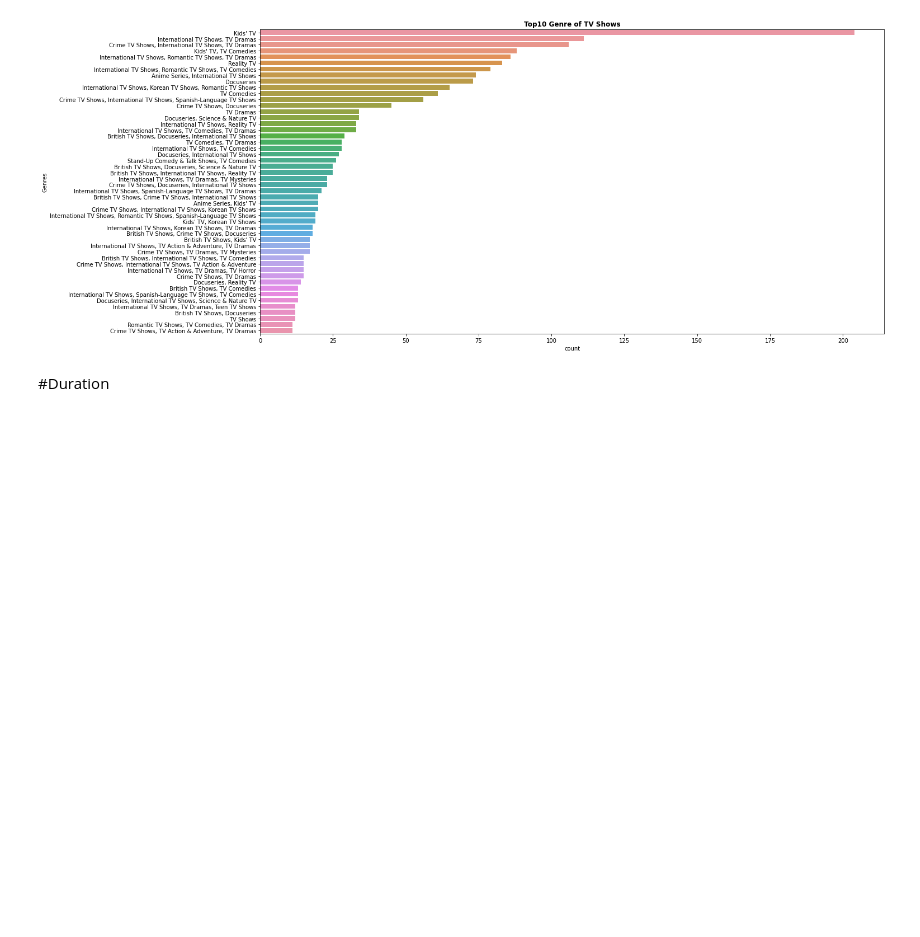
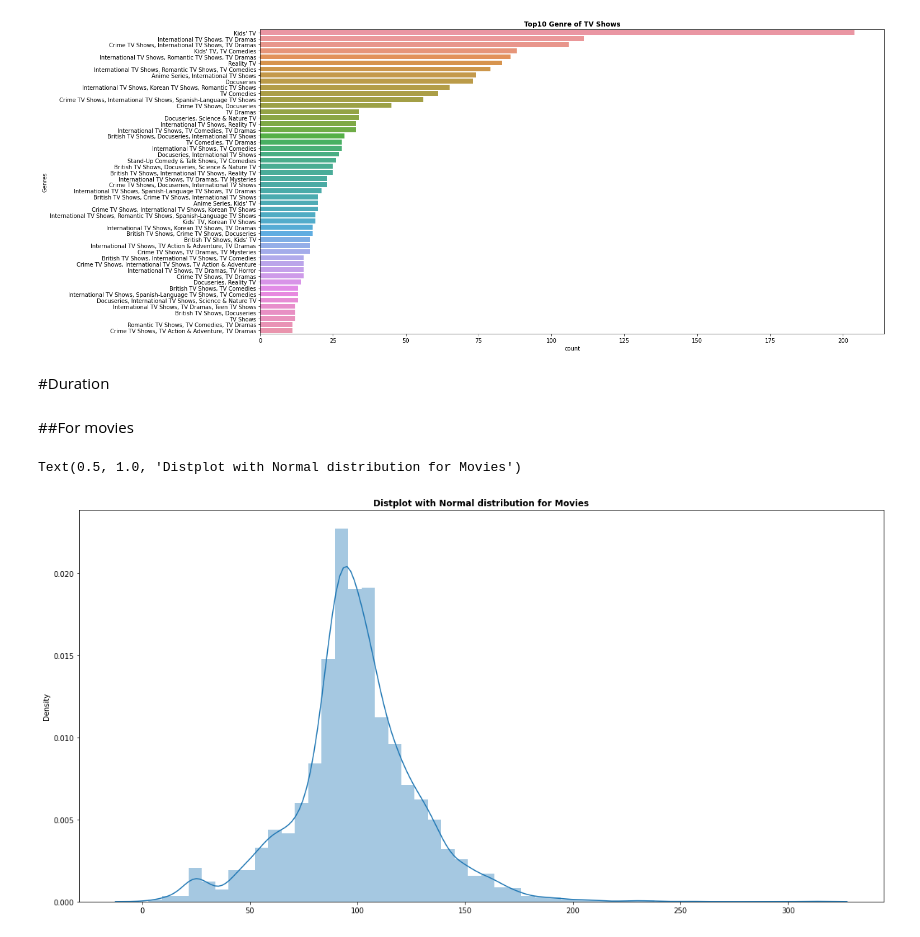
Before and after one commit to Zeeshan00789/NETFLIX-MOVIES-AND-TV-SHOWS-CLUSTERING-, a Jupyter notebook: NETFLIX_MOVIES_AND_TV_SHOWS_CLUSTERING.ipynb, the cells around one changed output. Cells and saved outputs as stored; diff of their text form; code cells hidden in the pictures; blank space fills up the shorter version.

```diff
--- a/NETFLIX_MOVIES_AND_TV_SHOWS_CLUSTERING.ipynb
+++ b/NETFLIX_MOVIES_AND_TV_SHOWS_CLUSTERING.ipynb
@@ -357,3 +345,12 @@ sns.countplot(y=tv_shows['Genres'],data=tv_shows,order=tv_shows['Genres'].value_
 [figure]
 # %% [markdown]
 #Duration
+# %% [markdown]
+##For movies
+# %%
+plt.figure(figsize=(20,10))
+sns.distplot(movies['duration'].str.extract('(\d+)'))
+plt.title('Distplot with Normal distribution for Movies',fontweight="bold")
+# %% [output]
+Text(0.5, 1.0, 'Distplot with Normal distribution for Movies')
+[figure, added]
```
Also changed, not shown: parts of 21 cells of this notebook.
